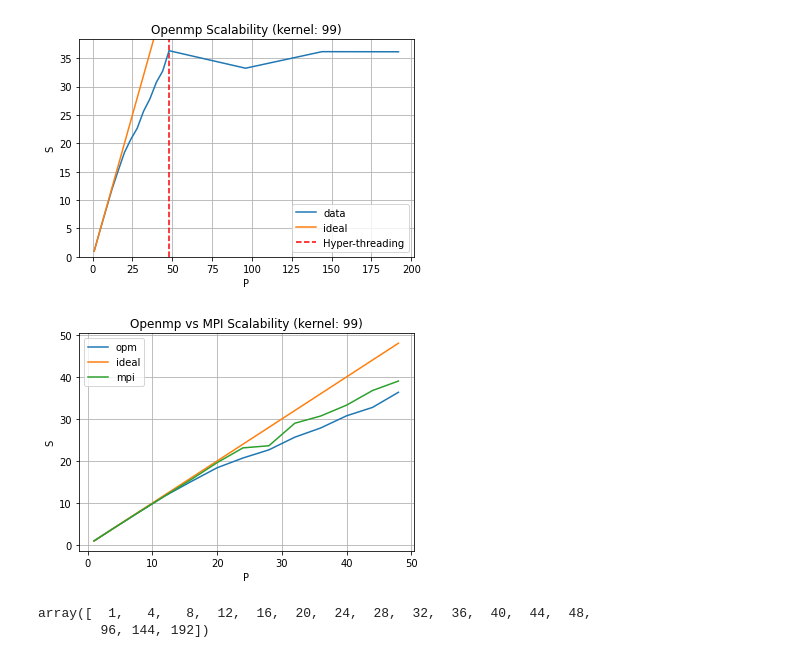
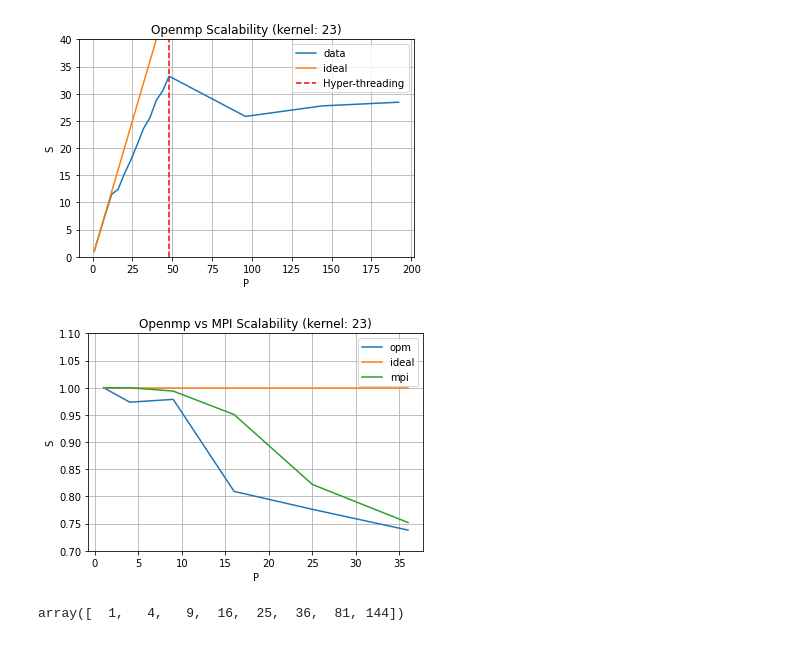
Before and after one commit to mattiamencagli/Foundations_of_HPC_2020, a Jupyter notebook: Assignment2/analysis2/Analisi2.ipynb, the cells around one changed output. Cells and saved outputs as stored; diff of their text form; code cells hidden in the pictures.

```diff
--- a/Assignment2/analysis2/Analisi2.ipynb
+++ b/Assignment2/analysis2/Analisi2.ipynb
@@ -2,10 +2,11 @@
 import numpy as np
 import matplotlib.pylab as plt
 
-kernel=str(99)
+kernel=str(23)
+tipo="strong"
 
 out_mpi=[]
-f=open('time_strong_mpi'+kernel, "r")
+f=open('time_'+tipo+'_mpi'+kernel, "r")
 file=f.readlines()
 f.close()
 summ=0
@@ -24,7 +25,7 @@ out_mpi=np.asarray(out_mpi)
 
 P=[]
 out_opm=[]
-f=open('time_strong_opm'+kernel, "r")
+f=open('time_'+tipo+'_opm'+kernel, "r")
 file=f.readlines()
 f.close()
 for i in range(len(file)):
@@ -41,25 +42,42 @@ S_mpi=out_mpi[0]/out_mpi
 S_opm=out_opm[0]/out_opm
 # %%
 _=plt.plot(P,S_opm, label='data')
-_=plt.plot(P,P, label='ideal')
-_=plt.vlines(48,0,max(S_opm+2), linestyle='dashed', colors='r', label='Hyper-threading')
+if (tipo=="strong"):
+    _=plt.plot(P,P, label='ideal')
+    hyp=48
+    extra=2
+else:
+    _=plt.plot(P,np.ones((len(P))), label='ideal')
+    hyp=36
+    extra=0.2
+var=max(S_opm)+extra
+#var=40
+_=plt.vlines(hyp,0,var, linestyle='dashed', colors='r', label='Hyper-threading')
 _=plt.legend() ; _=plt.xlabel("P") ; _=plt.ylabel("S")
-_=plt.ylim(0,max(S_opm+2))
+_=plt.ylim(0,var)
 _=plt.title("Openmp Scalability (kernel: "+kernel+")")
 _=plt.grid()
 # %% [output]
-[figure, old version]
+[figure, new version]
 # %%
-_=plt.plot(P[0:13],S_opm[0:13], label='opm')
-_=plt.plot(P[0:13],P[0:13], label='ideal')
-_=plt.plot(P[0:13],S_mpi, label='mpi')
+if(tipo=="strong"):
+    N=13
+else:
+    N=6
+
+_=plt.plot(P[0:N],S_opm[0:N], label='opm')
+if (tipo=="strong"):
+    _=plt.plot(P[0:N],P[0:N], label='ideal')
+else:
+    _=plt.plot(P[0:N],np.ones((len(P[0:N]))), label='ideal')
+    _=plt.ylim(0.7,1.1)
+_=plt.plot(P[0:N],S_mpi, label='mpi')
 _=plt.legend() ; _=plt.xlabel("P") ; _=plt.ylabel("S")
 _=plt.title("Openmp vs MPI Scalability (kernel: "+kernel+")")
 _=plt.grid()
 # %% [output]
-[figure, old version]
+[figure, new version]
 # %%
 P
 # %% [output]
-array([  1,   4,   8,  12,  16,  20,  24,  28,  32,  36,  40,  44,  48,
-        96, 144, 192])
+array([  1,   4,   9,  16,  25,  36,  81, 144])
```
